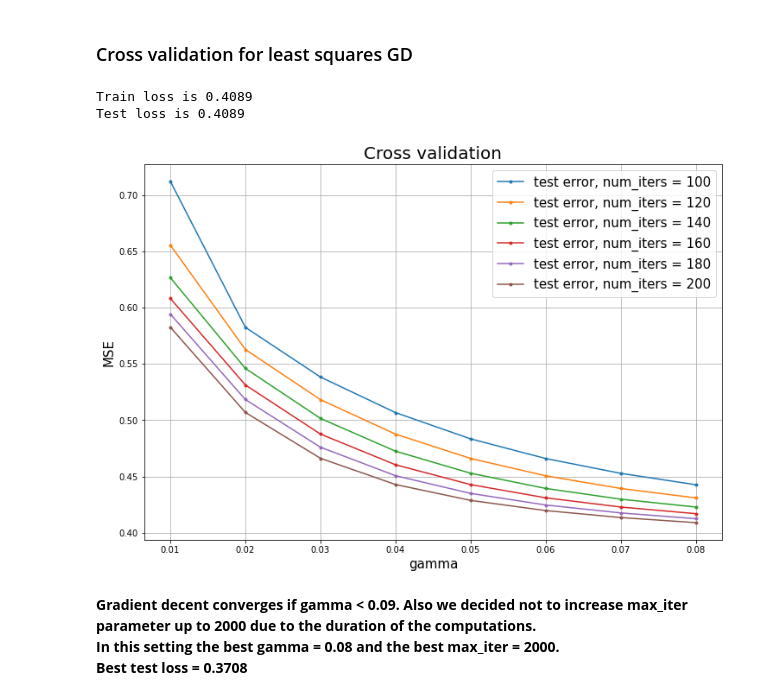
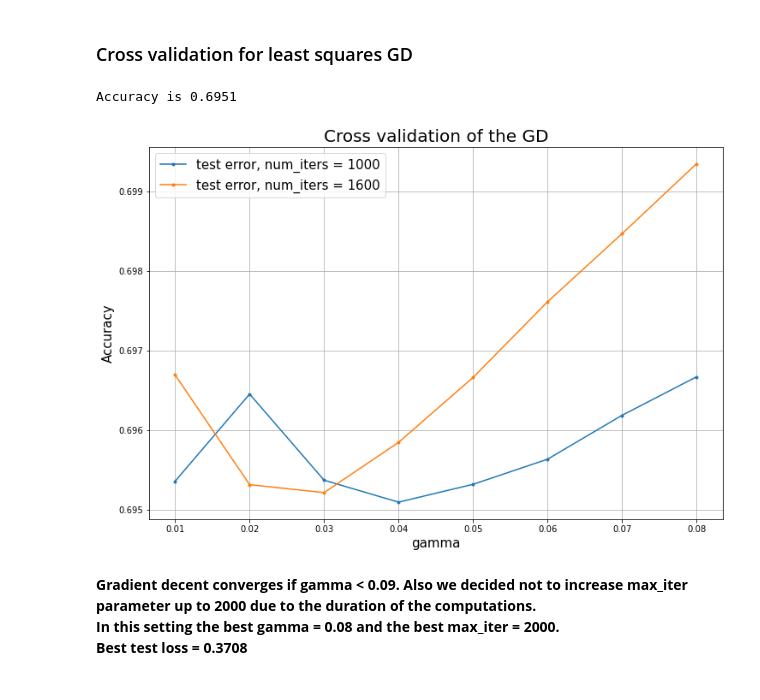
Before and after one commit to SonyaBlinova/ml-project-1-SES, a Jupyter notebook: project1.ipynb, the cells around one changed output. Saved outputs shown, nothing was run; the diff lists cells and outputs as text; code cells hidden in the pictures.

```diff
--- a/project1.ipynb
+++ b/project1.ipynb
@@ -118,16 +115,15 @@ Test loss is 0.4270
 # %%
 # parameters setting
 type_ = 'GD'
 bd_left = -2
 bd_right = -2
 # grid for hyperparameters
 gammas = np.linspace(10**bd_left, 8*10**bd_right, 8)
-max_iters = np.arange(100, 220, 20)
+max_iters = np.arange(1000, 2200, 600)
 cross_validation_demo(type_=type_, y=y, tx=tx, bd_left=bd_left, bd_right=bd_right, gammas=gammas, max_iters=max_iters, seed=seed)
 # %% [output]
-Train loss is 0.4089
-Test loss is 0.4089
+Accuracy is 0.6951
-[figure, old version]
+[figure, new version]
 # %% [markdown]
 **Gradient decent converges if gamma < 0.09. Also we decided not to increase max_iter parameter up to 2000 due to the duration of the computations.
 In this setting the best gamma = 0.08 and the best max_iter = 2000.
```
Also changed, not shown: parts of 10 cells of this notebook, 3 other files.
